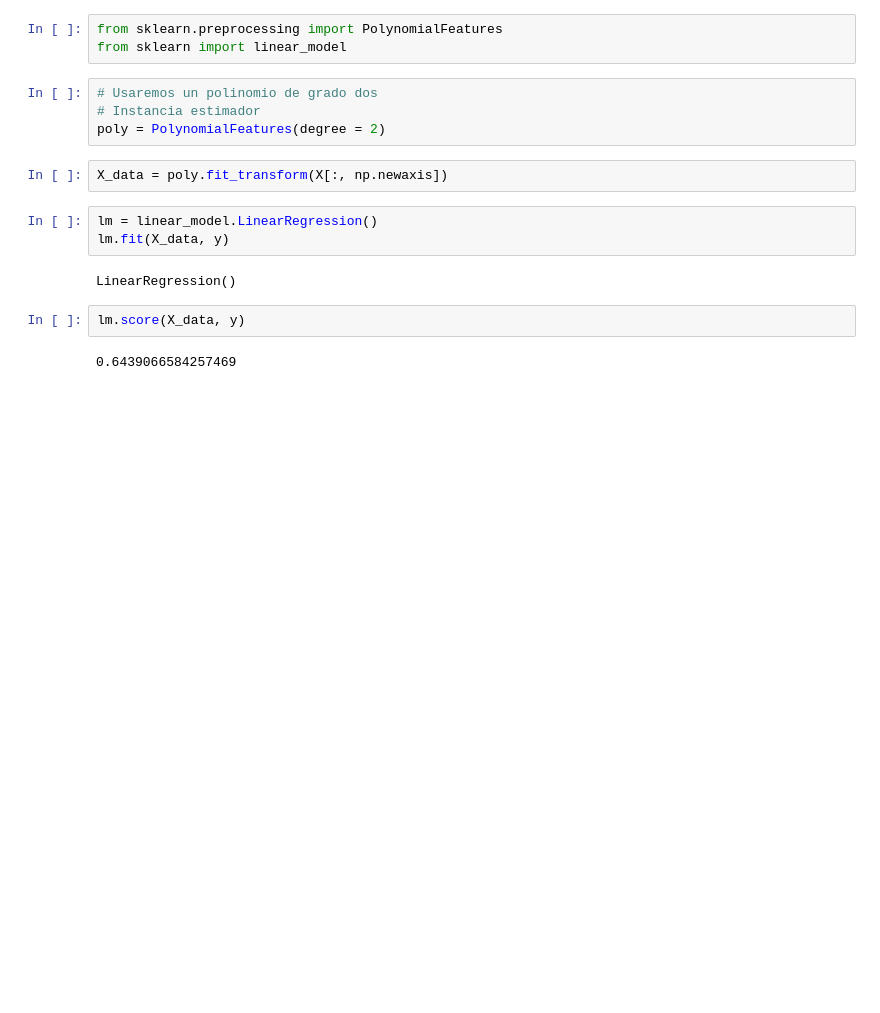
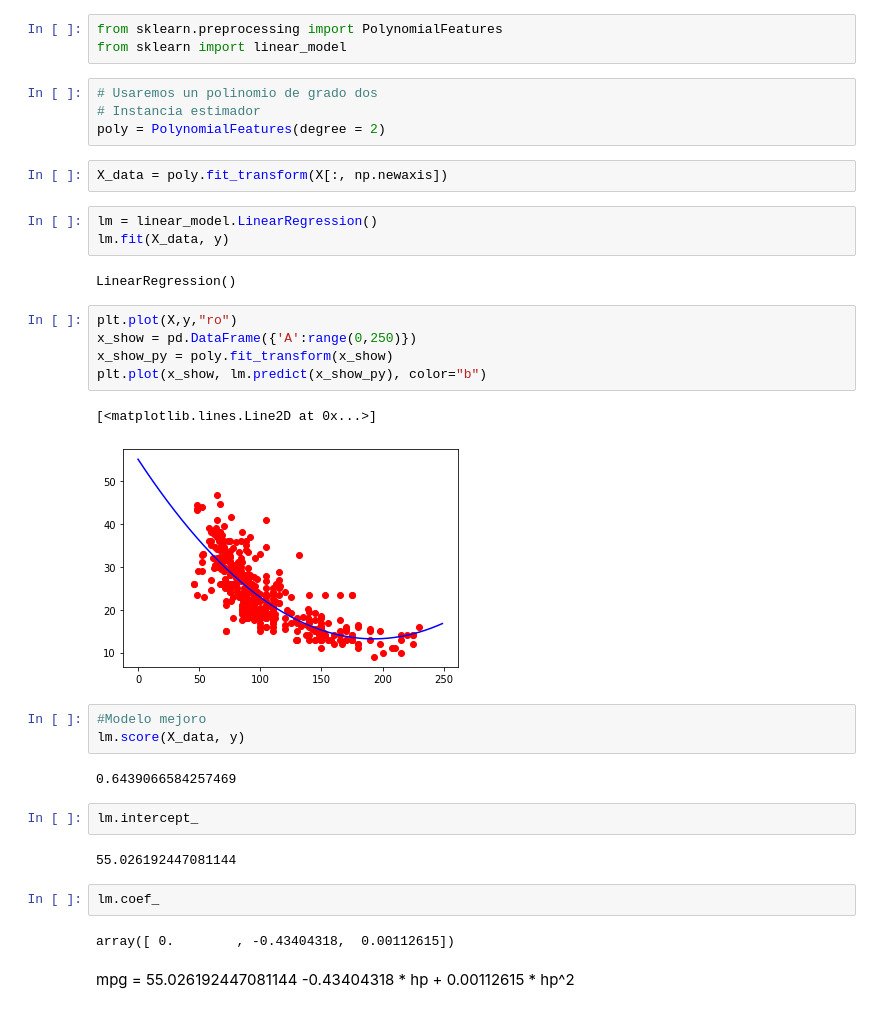
Before and after one commit to Kaiziferr/Data_Science_Workshops, a Jupyter notebook: Workshop_regresion_lineal/0.6.TransformacionVariables_Conseguir_Relacion_no_lineal.ipynb, the cells around one changed output. Saved outputs shown, nothing was run; the diff lists cells and outputs as text; blank space fills up the shorter version.

```diff
--- a/Workshop_regresion_lineal/0.6.TransformacionVariables_Conseguir_Relacion_no_lineal.ipynb
+++ b/Workshop_regresion_lineal/0.6.TransformacionVariables_Conseguir_Relacion_no_lineal.ipynb
@@ -133,7 +141,26 @@ lm = linear_model.LinearRegression()
 lm.fit(X_data, y)
 # %% [output]
 LinearRegression()
+# %%
+plt.plot(X,y,"ro")
+x_show = pd.DataFrame({'A':range(0,250)})
+x_show_py = poly.fit_transform(x_show)
+plt.plot(x_show, lm.predict(x_show_py), color="b")
+# %% [output]
+[<matplotlib.lines.Line2D at 0x...>]
+[figure, added]
 # %%
+#Modelo mejoro
 lm.score(X_data, y)
 # %% [output]
 0.6439066584257469
+# %%
+lm.intercept_
+# %% [output]
+55.026192447081144
+# %%
+lm.coef_
+# %% [output]
+array([ 0.        , -0.43404318,  0.00112615])
+# %% [markdown]
+mpg = 55.026192447081144 -0.43404318 * hp + 0.00112615 * hp^2
```
Also changed, not shown: parts of 7 cells of this notebook, 1 other file.
